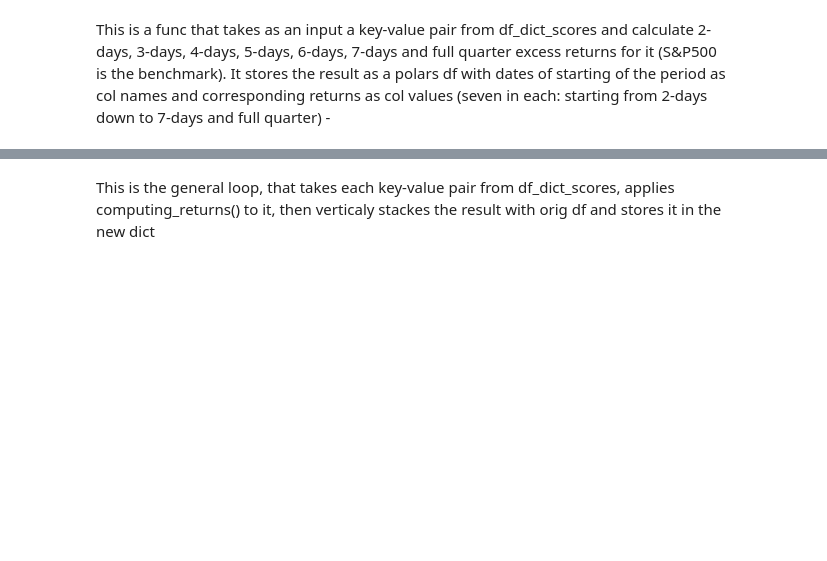
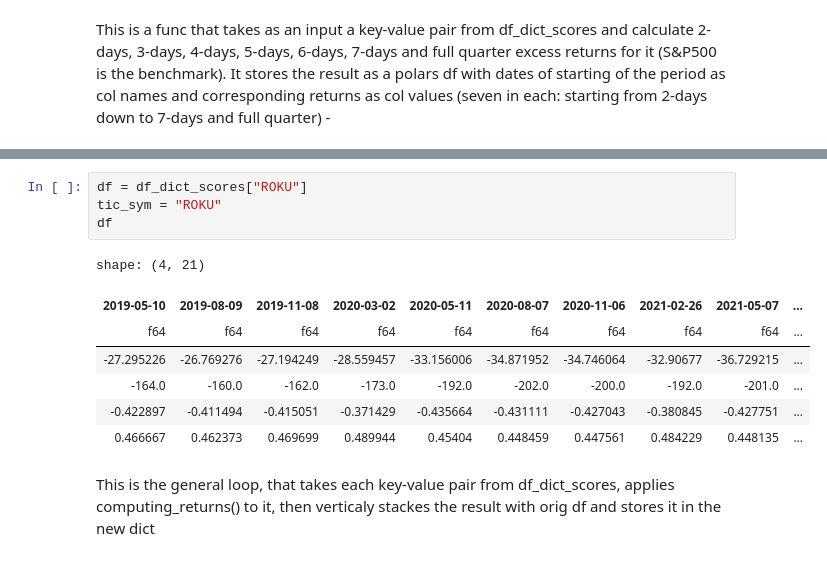
Before and after one commit to LeatherBag011235/Parsim-sec, a Jupyter notebook: src/Analysis/YFiin_excess_returns.ipynb, the cells around one changed output, grey strips where cells are left out. Cells and saved outputs as stored; diff of their text form; blank space fills up the shorter version.

```diff
--- a/src/Analysis/YFiin_excess_returns.ipynb
+++ b/src/Analysis/YFiin_excess_returns.ipynb
@@ -212,3 +237,15 @@ shape: (7, 21)
+# %%
+df = df_dict_scores["ROKU"]
+tic_sym = "ROKU"
+df
+# %% [output]
+shape: (4, 21)
+| 2019-05-10 | 2019-08-09 | 2019-11-08 | 2020-03-02 | 2020-05-11 | 2020-08-07 | 2020-11-06 | 2021-02-26 | 2021-05-07 | ... |
+| f64 | f64 | f64 | f64 | f64 | f64 | f64 | f64 | f64 | ... |
+| -27.295226 | -26.769276 | -27.194249 | -28.559457 | -33.156006 | -34.871952 | -34.746064 | -32.90677 | -36.729215 | ... |
+| -164.0 | -160.0 | -162.0 | -173.0 | -192.0 | -202.0 | -200.0 | -192.0 | -201.0 | ... |
+| -0.422897 | -0.411494 | -0.415051 | -0.371429 | -0.435664 | -0.431111 | -0.427043 | -0.380845 | -0.427751 | ... |
+| 0.466667 | 0.462373 | 0.469699 | 0.489944 | 0.45404 | 0.448459 | 0.447561 | 0.484229 | 0.448135 | ... |
 # %% [markdown]
 This is the general loop, that takes each key-value pair from df_dict_scores, applies computing_returns() to it, then verticaly stackes the result with orig df and stores it in the new dict
 # %%
```
Also changed, not shown: parts of 17 cells of this notebook.
